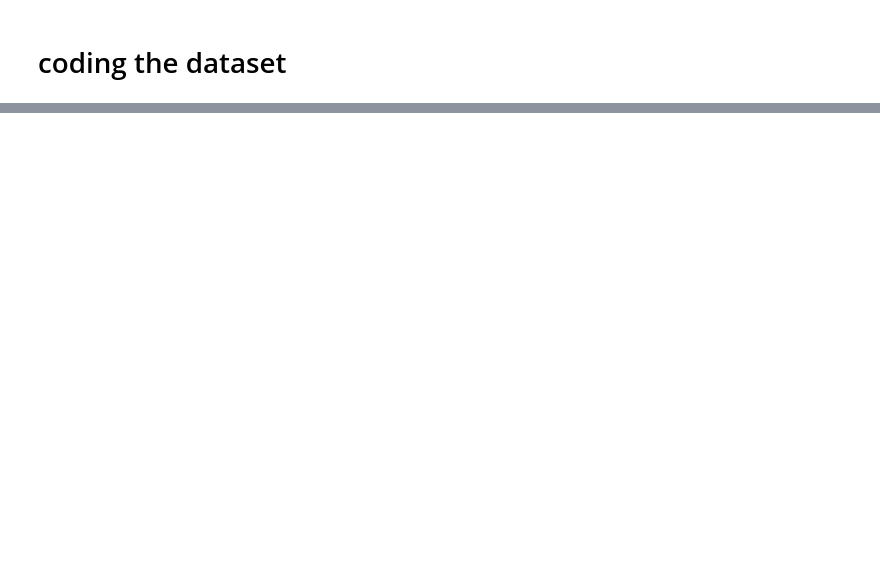
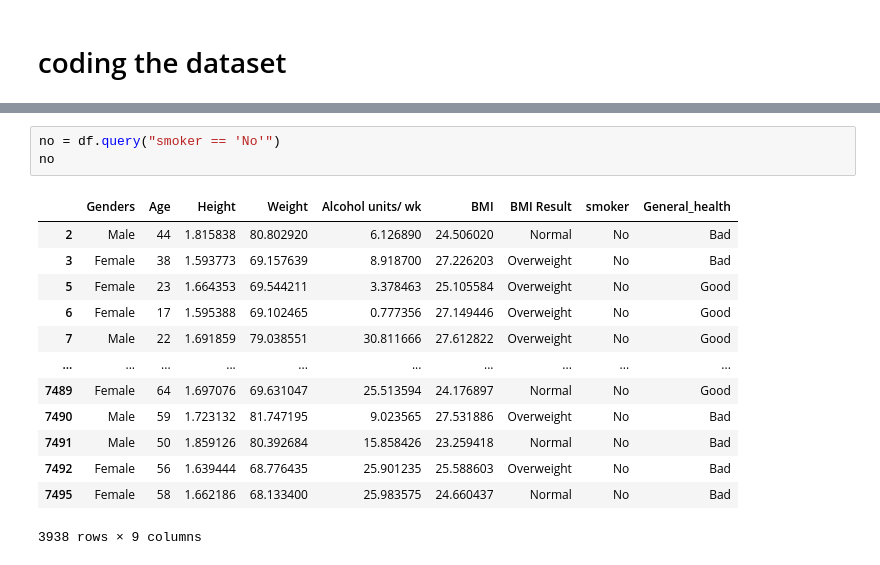
Before and after one commit to keithmmc/PDA1, a Jupyter notebook: PDA1.ipynb, the cells around one changed output, grey strips where cells are left out. Drawn from its saved outputs; the diff is of its cells as text; blank space fills up the shorter version.

```diff
--- a/PDA1.ipynb
+++ b/PDA1.ipynb
@@ -445,0 +547,17 @@ df.round({'Height': 2, 'Weight': 2, 'BMI': 1, 'Alcohol units/ wk': 1})
+# %%
+no = df.query("smoker == 'No'")
+no
+# %% [output]
+|  | Genders | Age | Height | Weight | Alcohol units/ wk | BMI | BMI Result | smoker | General_health |
+| 2 | Male | 44 | 1.815838 | 80.802920 | 6.126890 | 24.506020 | Normal | No | Bad |
+| 3 | Female | 38 | 1.593773 | 69.157639 | 8.918700 | 27.226203 | Overweight | No | Bad |
+| 5 | Female | 23 | 1.664353 | 69.544211 | 3.378463 | 25.105584 | Overweight | No | Good |
+| 6 | Female | 17 | 1.595388 | 69.102465 | 0.777356 | 27.149446 | Overweight | No | Good |
+| 7 | Male | 22 | 1.691859 | 79.038551 | 30.811666 | 27.612822 | Overweight | No | Good |
+| ... | ... | ... | ... | ... | ... | ... | ... | ... | ... |
+| 7489 | Female | 64 | 1.697076 | 69.631047 | 25.513594 | 24.176897 | Normal | No | Good |
+| 7490 | Male | 59 | 1.723132 | 81.747195 | 9.023565 | 27.531886 | Overweight | No | Bad |
+| 7491 | Male | 50 | 1.859126 | 80.392684 | 15.858426 | 23.259418 | Normal | No | Bad |
+| 7492 | Female | 56 | 1.639444 | 68.776435 | 25.901235 | 25.588603 | Overweight | No | Bad |
+| 7495 | Female | 58 | 1.662186 | 68.133400 | 25.983575 | 24.660437 | Normal | No | Bad |
+3938 rows × 9 columns
```
Also changed, not shown: parts of 34 cells of this notebook.
